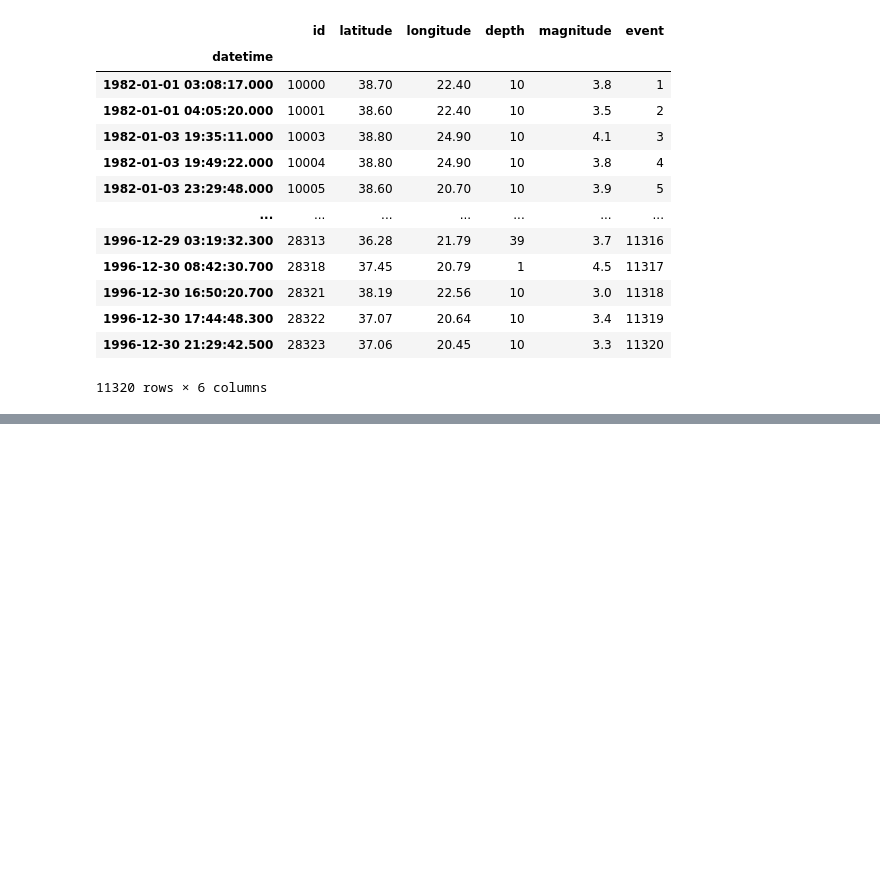
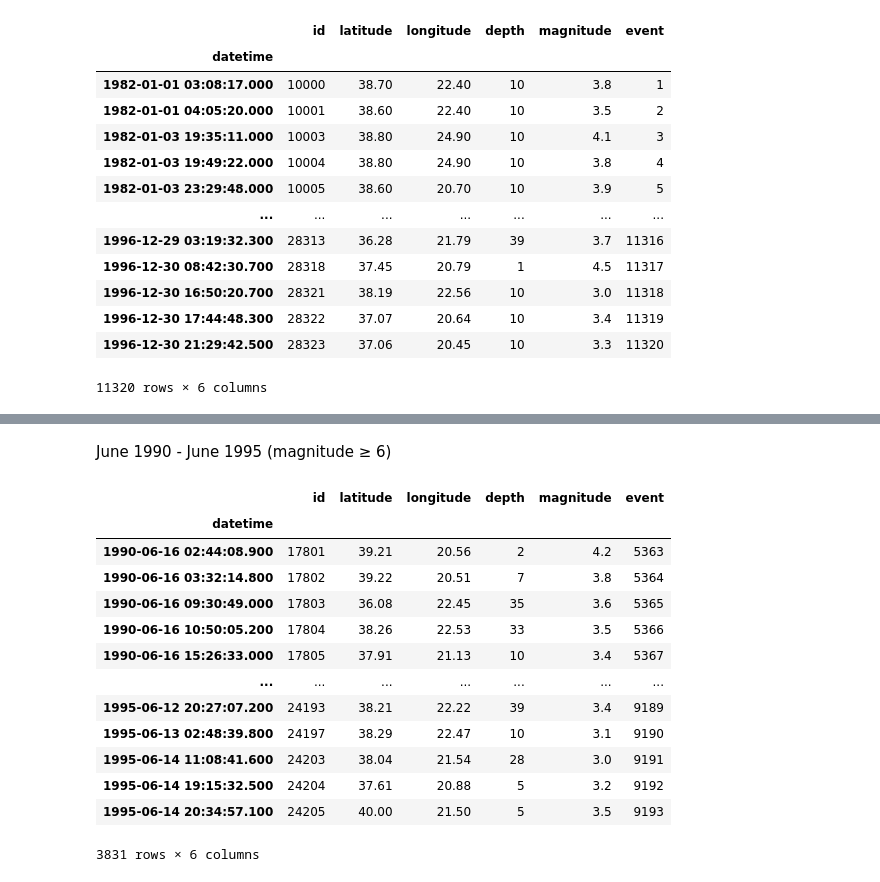
Before and after one commit to float3rs/dL, a Jupyter notebook: final/project1.ipynb, the cells around one changed output, grey strips where cells are left out. Saved outputs shown, nothing was run; the diff lists cells and outputs as text; code cells hidden in the pictures; blank space fills up the shorter version.

```diff
--- a/final/project1.ipynb
+++ b/final/project1.ipynb
@@ -714,0 +768,19 @@ df_papr
+# %% [markdown]
+June 1990 - June 1995 (magnitude ≥ 6)
+# %%
+df_papr_fig7[1]
+# %% [output]
+|  | id | latitude | longitude | depth | magnitude | event |
+| datetime |  |  |  |  |  |  |
+| 1990-06-16 02:44:08.900 | 17801 | 39.21 | 20.56 | 2 | 4.2 | 5363 |
+| 1990-06-16 03:32:14.800 | 17802 | 39.22 | 20.51 | 7 | 3.8 | 5364 |
+| 1990-06-16 09:30:49.000 | 17803 | 36.08 | 22.45 | 35 | 3.6 | 5365 |
+| 1990-06-16 10:50:05.200 | 17804 | 38.26 | 22.53 | 33 | 3.5 | 5366 |
+| 1990-06-16 15:26:33.000 | 17805 | 37.91 | 21.13 | 10 | 3.4 | 5367 |
+| ... | ... | ... | ... | ... | ... | ... |
+| 1995-06-12 20:27:07.200 | 24193 | 38.21 | 22.22 | 39 | 3.4 | 9189 |
+| 1995-06-13 02:48:39.800 | 24197 | 38.29 | 22.47 | 10 | 3.1 | 9190 |
+| 1995-06-14 11:08:41.600 | 24203 | 38.04 | 21.54 | 28 | 3.0 | 9191 |
+| 1995-06-14 19:15:32.500 | 24204 | 37.61 | 20.88 | 5 | 3.2 | 9192 |
+| 1995-06-14 20:34:57.100 | 24205 | 40.00 | 21.50 | 5 | 3.5 | 9193 |
+3831 rows × 6 columns
```
Also changed, not shown: parts of 12 cells of this notebook, 1 other file.
